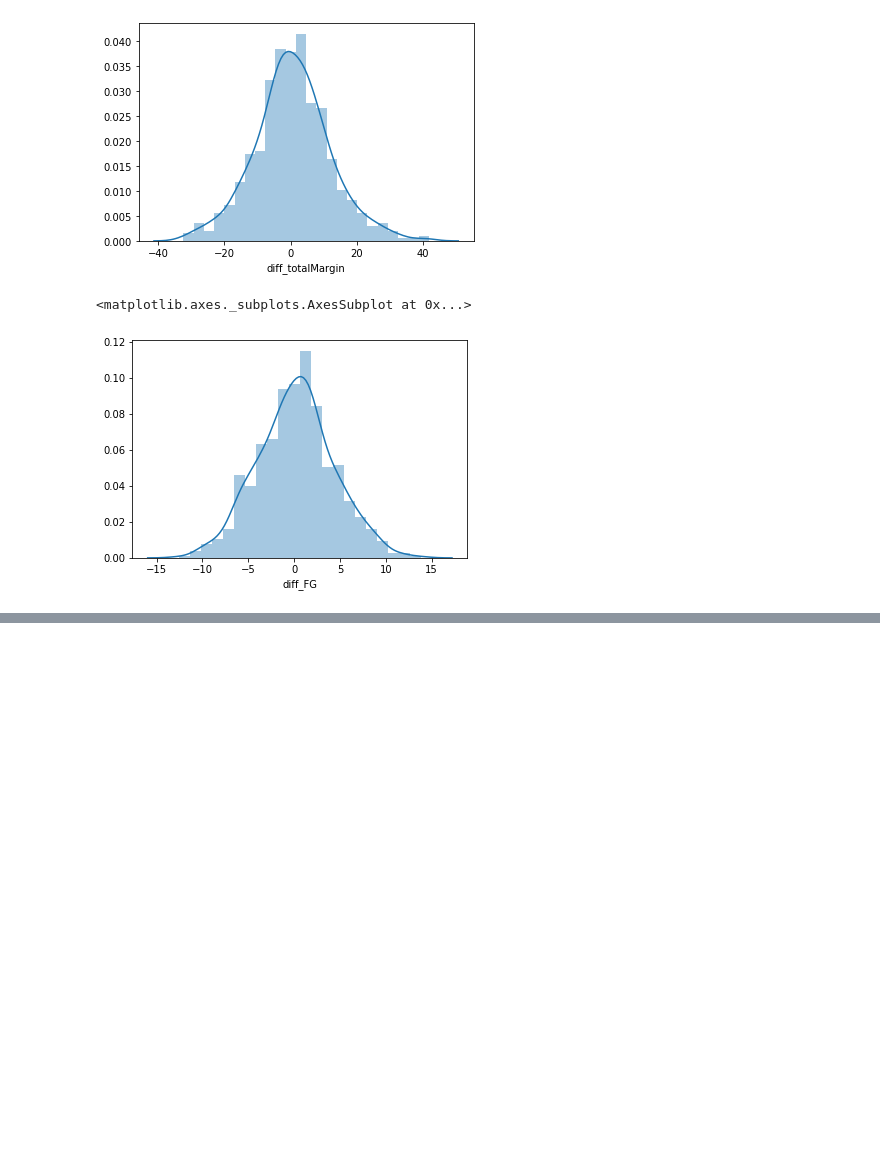
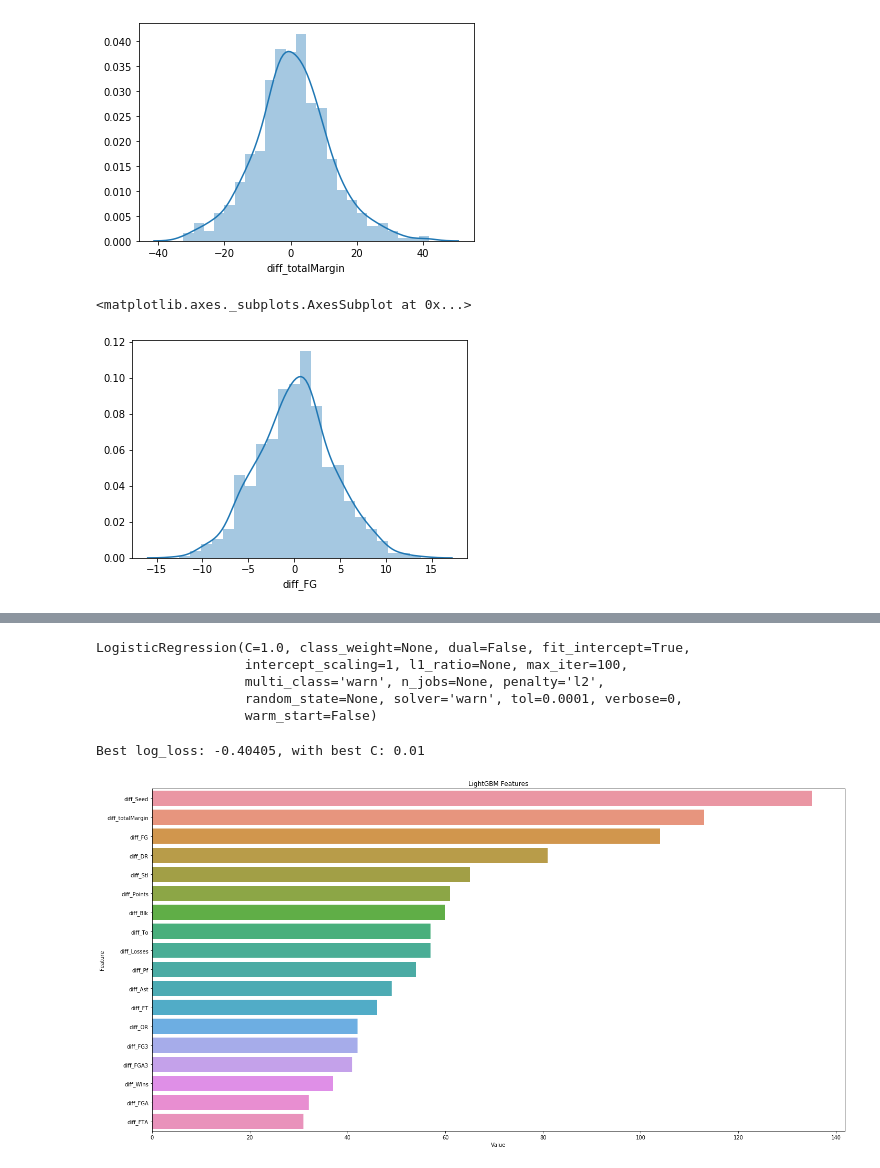
Before and after one commit to slee7268/kaggleNCAA, a Jupyter notebook: wnba/wnba_model.ipynb, the cells around one changed output, grey strips where cells are left out. Cells and saved outputs as stored; diff of their text form; code cells hidden in the pictures; blank space fills up the shorter version.

Commit message:
trying some different models

```diff
--- a/wnba/wnba_model.ipynb
+++ b/wnba/wnba_model.ipynb
@@ -127,3 +127,5 @@ LogisticRegression(C=1.0, class_weight=None, dual=False, fit_intercept=True,
                    warm_start=False)
 # %%
 predictions = log.predict_proba(cleanTest[features])
+# %%
+log.fit(cleanTrain[cleanTrain["Season"]<2015][["diff_Seed"]], cleanTrain[cleanTrain["Season"]<2015]["Result"])
@@ -228,0 +242,13 @@ sample2.to_csv("wnba_ensemble.csv", index=False)
+# %%
+from sklearn.preprocessing import StandardScaler
+
+scaler = StandardScaler()
+X_std = scaler.fit_transform(cleanTrain[cleanTrain["Season"]<2015][features])
+# %%
+log.fit(X_std, cleanTrain[cleanTrain["Season"]<2015]["Result"])
+# %% [output]
+LogisticRegression(C=1.0, class_weight=None, dual=False, fit_intercept=True,
+                   intercept_scaling=1, l1_ratio=None, max_iter=100,
+                   multi_class='warn', n_jobs=None, penalty='l2',
+                   random_state=None, solver='warn', tol=0.0001, verbose=0,
+                   warm_start=False)
@@ -228,0 +260,10 @@ sample2.to_csv("wnba_ensemble.csv", index=False)
+# %%
+from sklearn.model_selection import GridSearchCV
+
+logreg = LogisticRegression(solver="lbfgs")
+params = {'C': np.logspace(start=-5, stop=3, num=9)}
+clf = GridSearchCV(logreg, params, scoring='neg_log_loss', refit=True)
+clf.fit(cleanTrain[cleanTrain["Season"]<2015][features], cleanTrain[cleanTrain["Season"]<2015]["Result"])
+print('Best log_loss: {:.5}, with best C: {}'.format(clf.best_score_, clf.best_params_['C']))
+# %% [output]
+Best log_loss: -0.40405, with best C: 0.01
@@ -228,0 +276,12 @@ sample2.to_csv("wnba_ensemble.csv", index=False)
+# %%
+params = {"objective": "binary",
+          "boosting_type": "gbdt",
+          "learning_rate": 0.005,
+          "num_leaves": 31,
+          "min_data_in_leaf": 10,
+          "min_child_samples": 10,
+          }
+
+dtrain = lgb.Dataset(X_std, cleanTrain[cleanTrain["Season"]<2015]["Result"])
+#dvalid = lgb.Dataset(X_val, y_val, reference=dtrain)
+bst = lgb.train(params, dtrain, 1000, verbose_eval=200)
@@ -228,0 +294,14 @@ sample2.to_csv("wnba_ensemble.csv", index=False)
+# %%
+import matplotlib.pyplot as plt
+lgbModel=lgb.LGBMModel(boosting_type='gbdt', num_leaves=31, max_depth=-1, learning_rate=0.1,n_estimators=100, subsample_for_bin=200000, objective="binary")
+
+lgbModel.fit(cleanTrain[cleanTrain["Season"]<2015][features], cleanTrain[cleanTrain["Season"]<2015]["Result"])
+feature_imp = pd.DataFrame(sorted(zip(lgbModel.feature_importances_,features)), columns=['Value','Feature'])
+
+plt.figure(figsize=(20, 10))
+sns.barplot(x="Value", y="Feature", data=feature_imp.sort_values(by="Value", ascending=False))
+plt.title('LightGBM Features')
+plt.tight_layout()
+plt.show()
+# %% [output]
+[figure, added]
```
Also changed, not shown: parts of 19 cells of this notebook, 1 other file.
